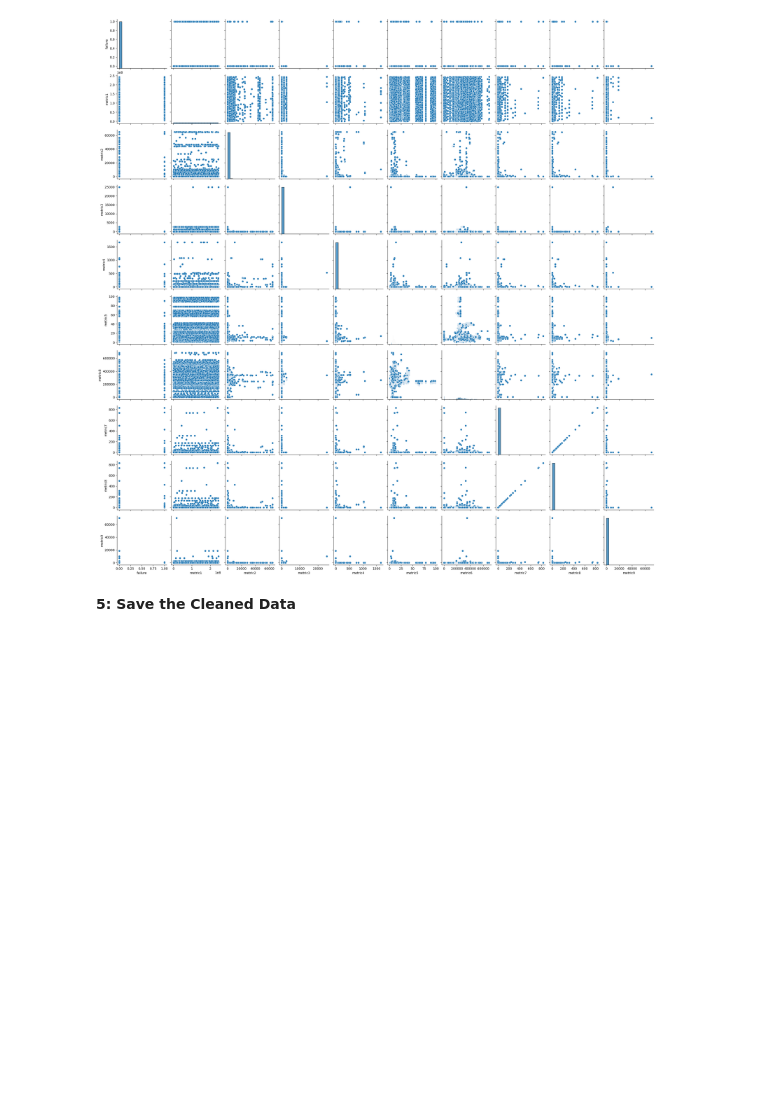
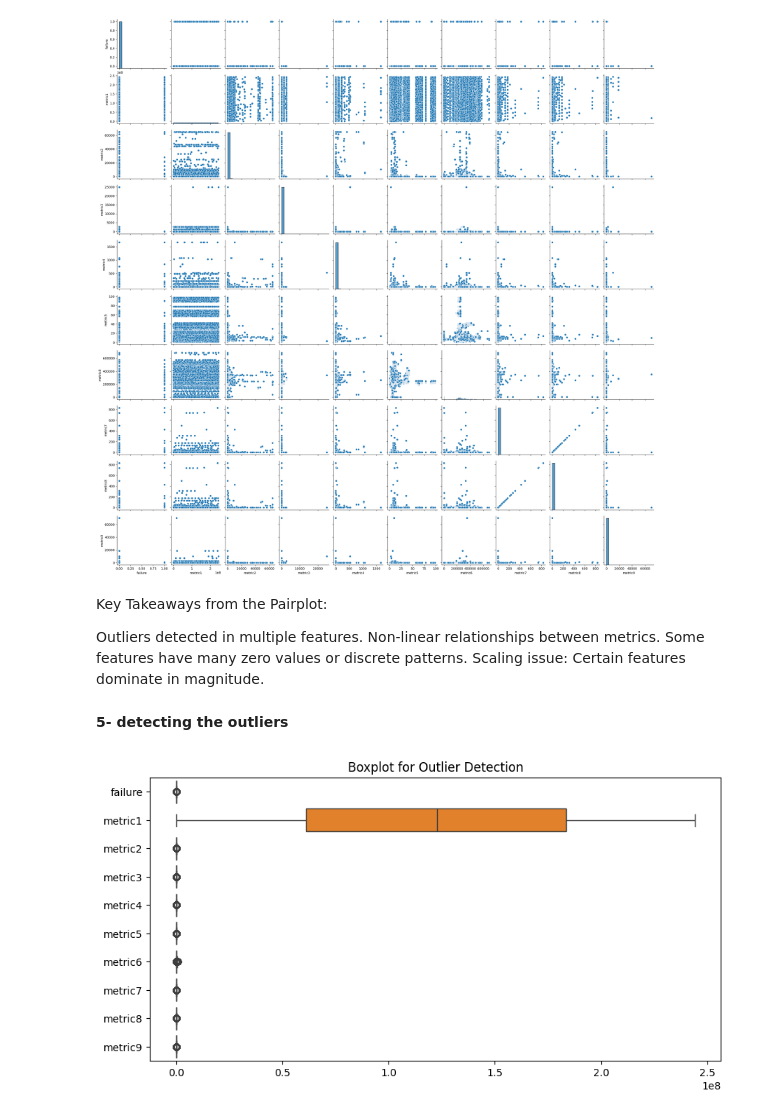
Before and after one commit to Elnabrees/Parallel-Computing, a Jupyter notebook: Untitled35.ipynb, the cells around one changed output. Drawn from its saved outputs; the diff is of its cells as text; code cells hidden in the pictures; blank space fills up the shorter version.

```diff
--- a/Untitled35.ipynb
+++ b/Untitled35.ipynb
@@ -86,5 +92,23 @@ sns.pairplot(df)
 plt.show()
 # %% [output]
 [figure]
+# %% [markdown]
+Key Takeaways from the Pairplot:
+
+Outliers detected in multiple features.
+Non-linear relationships between metrics.
+Some features have many zero values or discrete patterns.
+Scaling issue: Certain features dominate in magnitude.
 # %% [markdown]
-**5: Save the Cleaned Data**
+**5- detecting the outliers**
+# %%
+import seaborn as sns
+import matplotlib.pyplot as plt
+
+# Boxplot for detecting outliers
+plt.figure(figsize=(10,5))
+sns.boxplot(data=df, orient="h")
+plt.title("Boxplot for Outlier Detection")
+plt.show()
+# %% [output]
+[figure, added]
```
Also changed, not shown: parts of 13 cells of this notebook.
